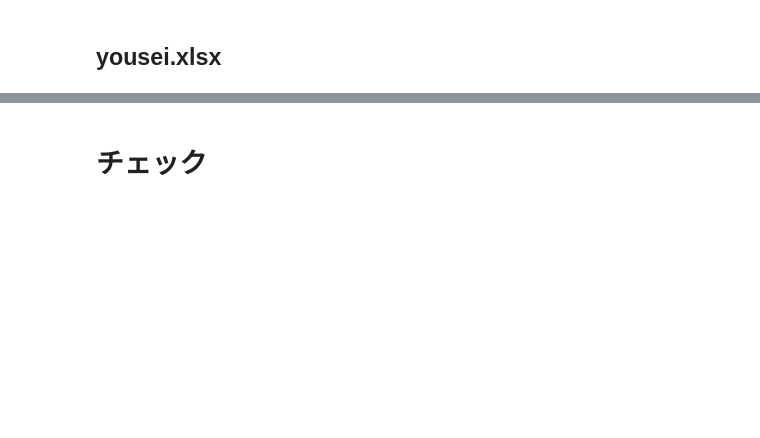
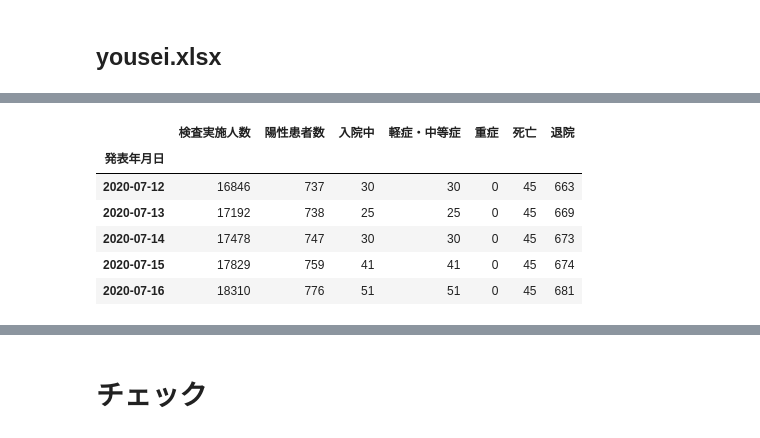
Before and after one commit to imabari/covid19-data, a Jupyter notebook: hyougo/hyougo_json_isoformat.ipynb, the cells around one changed output, grey strips where cells are left out. Saved outputs shown, nothing was run; the diff lists cells and outputs as text; code cells hidden in the pictures; blank space fills up the shorter version.

```diff
--- a/hyougo/hyougo_json_isoformat.ipynb
+++ b/hyougo/hyougo_json_isoformat.ipynb
@@ -753,3 +747,13 @@ df_yousei
+# %%
+df_yousei[df_yousei["陽性患者数"] != df_yousei["入院中"] + df_yousei["死亡"] + df_yousei["退院"]]
+# %% [output]
+|  | 検査実施人数 | 陽性患者数 | 入院中 | 軽症・中等症 | 重症 | 死亡 | 退院 |
+| 発表年月日 |  |  |  |  |  |  |  |
+| 2020-07-12 | 16846 | 737 | 30 | 30 | 0 | 45 | 663 |
+| 2020-07-13 | 17192 | 738 | 25 | 25 | 0 | 45 | 669 |
+| 2020-07-14 | 17478 | 747 | 30 | 30 | 0 | 45 | 673 |
+| 2020-07-15 | 17829 | 759 | 41 | 41 | 0 | 45 | 674 |
+| 2020-07-16 | 18310 | 776 | 51 | 51 | 0 | 45 | 681 |
 # %%
 d = df_yousei.iloc[-1].to_dict()
 # %%
```
Also changed, not shown: parts of 20 cells of this notebook.
